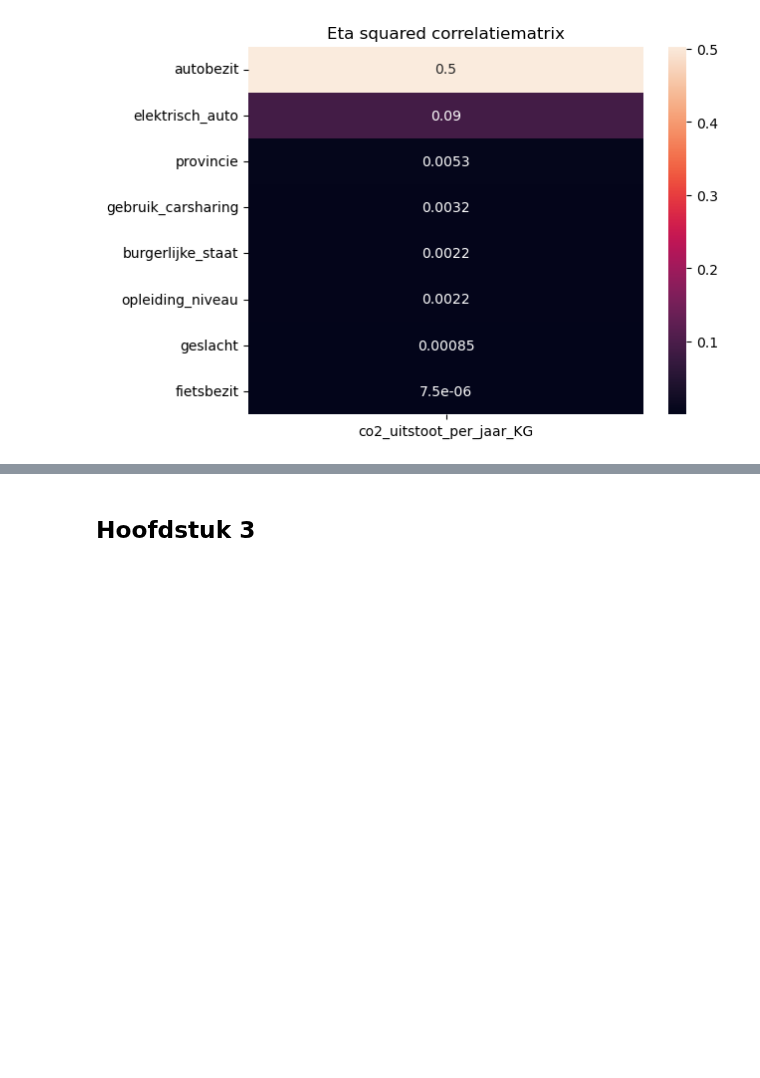
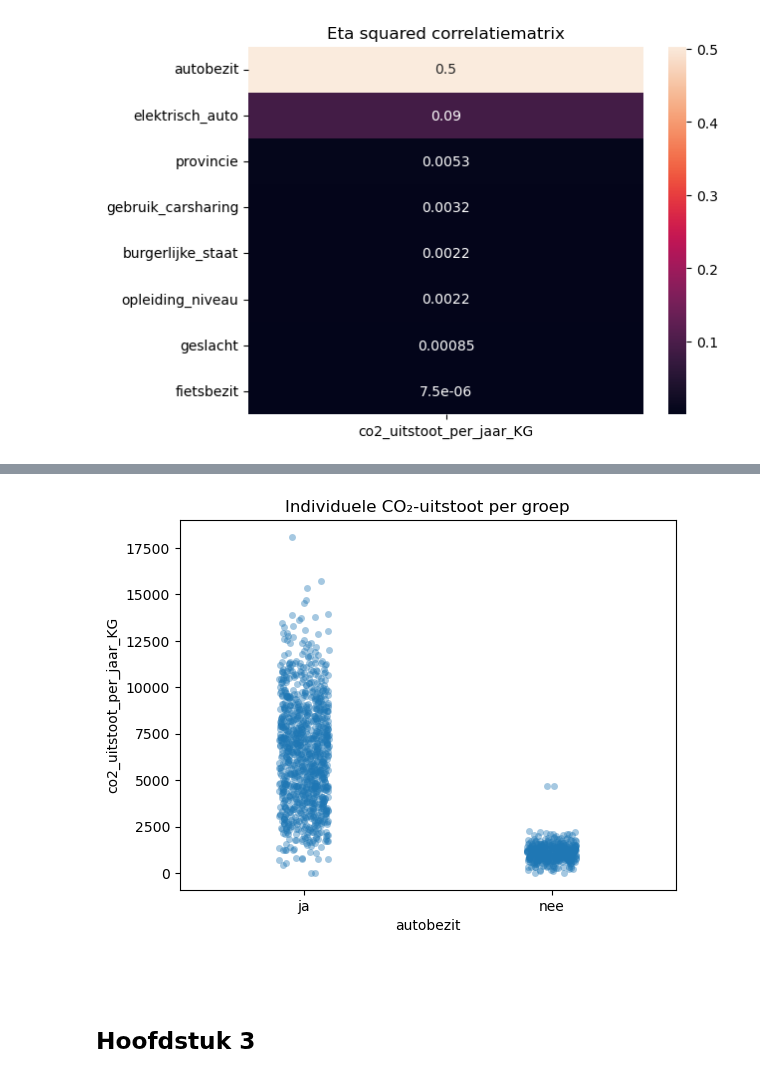
Before and after one commit to svenkr-6/Wiskunde_II_Portfolio, a Jupyter notebook: Wiskunde_II_Portfolio.ipynb, the cells around one changed output, grey strips where cells are left out. Cells and saved outputs as stored; diff of their text form; code cells hidden in the pictures; blank space fills up the shorter version.

```diff
--- a/Wiskunde_II_Portfolio.ipynb
+++ b/Wiskunde_II_Portfolio.ipynb
@@ -303,3 +327,12 @@ plt.show()
+# %%
+sns.stripplot(data=df, x='autobezit', y='co2_uitstoot_per_jaar_KG',
+              alpha=0.4, jitter=True)
+plt.title('Individuele CO₂-uitstoot per groep')
+plt.show()
+# %% [output]
+[figure, added]
+# %% [markdown]
+###
 # %% [markdown]
 ## Hoofdstuk 3
 # %% [markdown]
```
Also changed, not shown: parts of 5 cells of this notebook.
